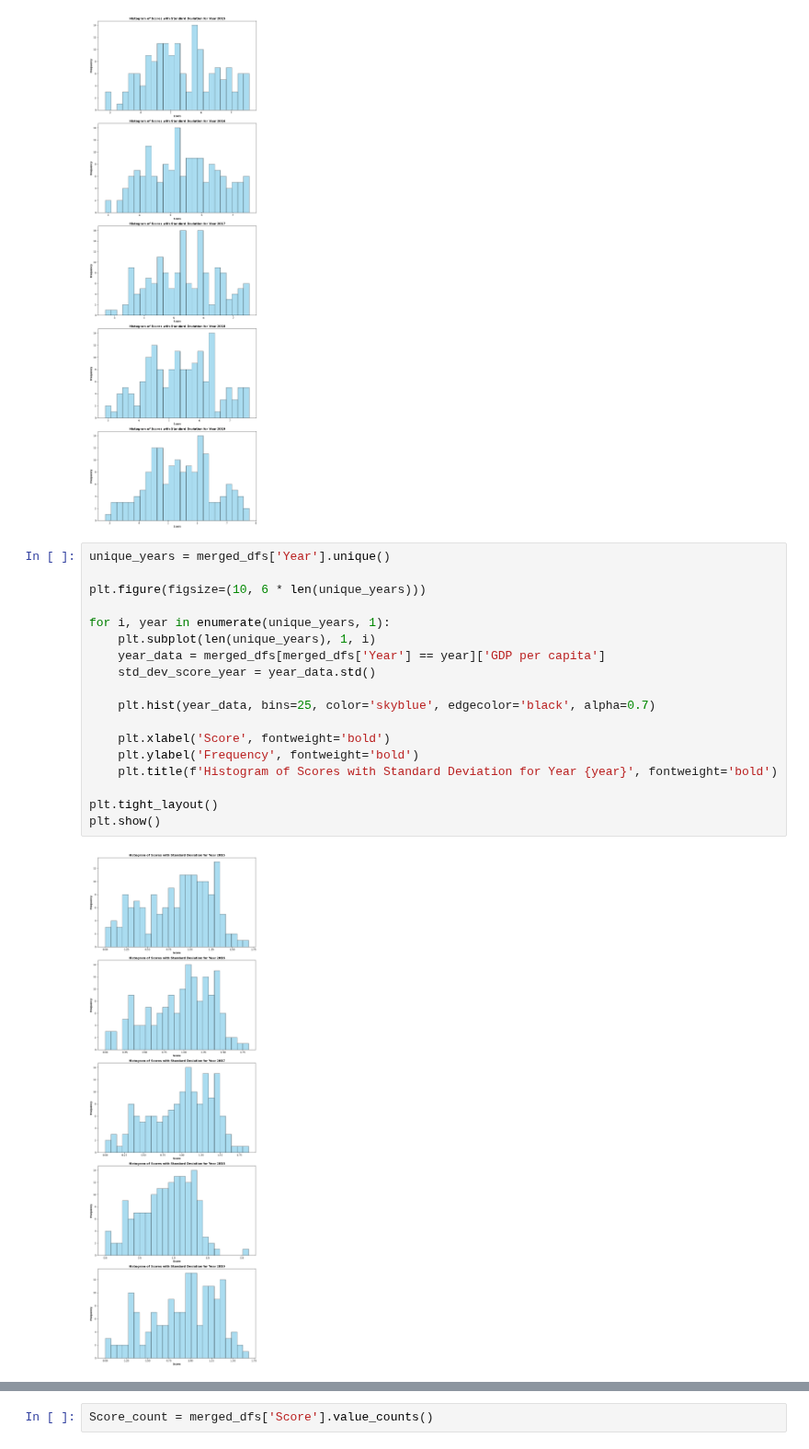
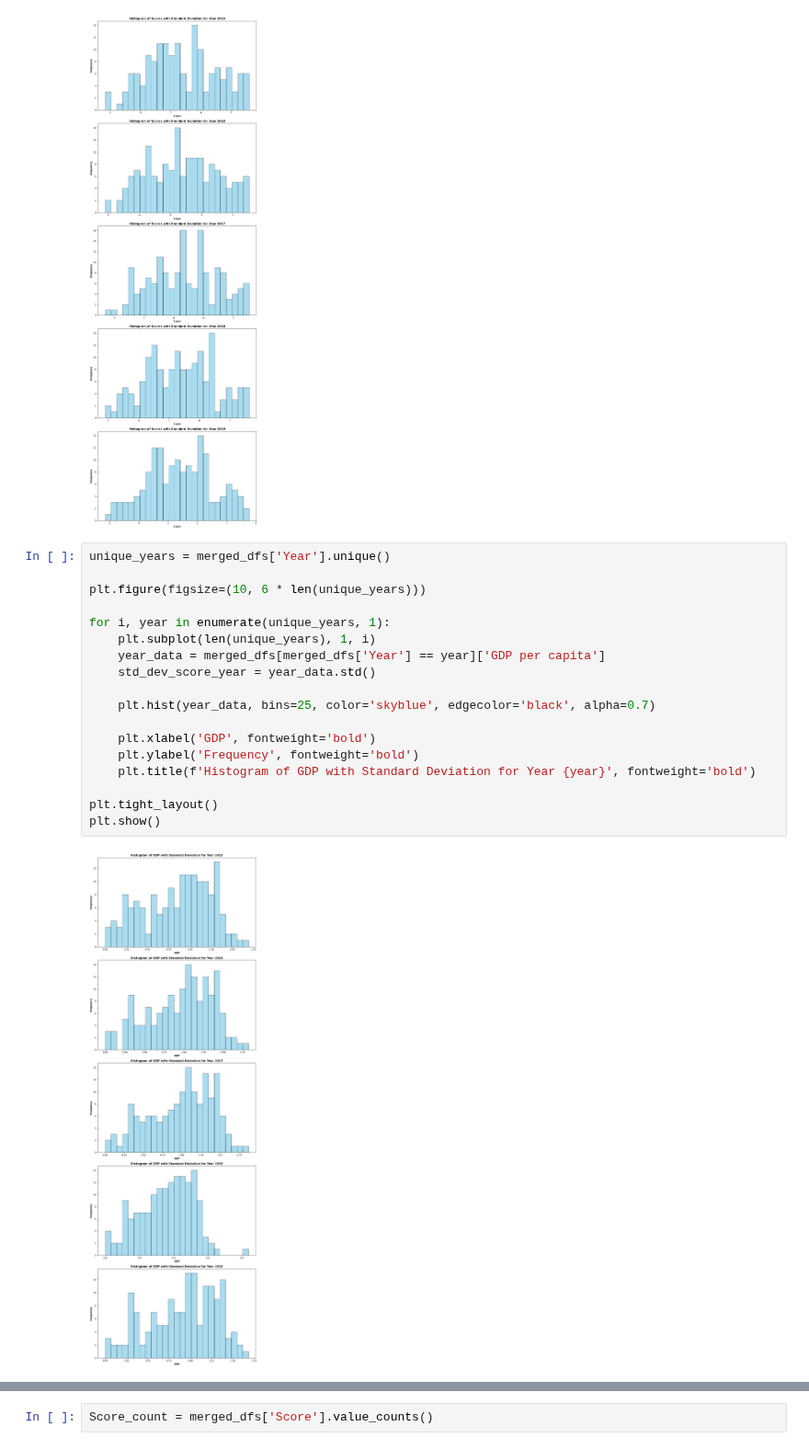
Before and after one commit to Tuwaiq-DS-ML-bootcamp-V-7/Usecase-2, a Jupyter notebook: EDA explain template-(Salman Gassem).ipynb, the cells around one changed output, grey strips where cells are left out. Shown at 92% size. Cells and saved outputs as stored; diff of their text form.

```diff
--- a/EDA explain template-(Salman Gassem).ipynb
+++ b/EDA explain template-(Salman Gassem).ipynb
@@ -919,20 +918,20 @@ plt.show()
 # %%
 unique_years = merged_dfs['Year'].unique()
 
 plt.figure(figsize=(10, 6 * len(unique_years)))
 
 for i, year in enumerate(unique_years, 1):
     plt.subplot(len(unique_years), 1, i)
     year_data = merged_dfs[merged_dfs['Year'] == year]['GDP per capita']
     std_dev_score_year = year_data.std()
 
     plt.hist(year_data, bins=25, color='skyblue', edgecolor='black', alpha=0.7)
 
-    plt.xlabel('Score', fontweight='bold')
+    plt.xlabel('GDP', fontweight='bold')
     plt.ylabel('Frequency', fontweight='bold')
-    plt.title(f'Histogram of Scores with Standard Deviation for Year {year}', fontweight='bold')
+    plt.title(f'Histogram of GDP with Standard Deviation for Year {year}', fontweight='bold')
 
 plt.tight_layout()
 plt.show()
 # %% [output]
-[figure, old version]
+[figure, new version]
```
Also changed, not shown: parts of 49 cells of this notebook.
